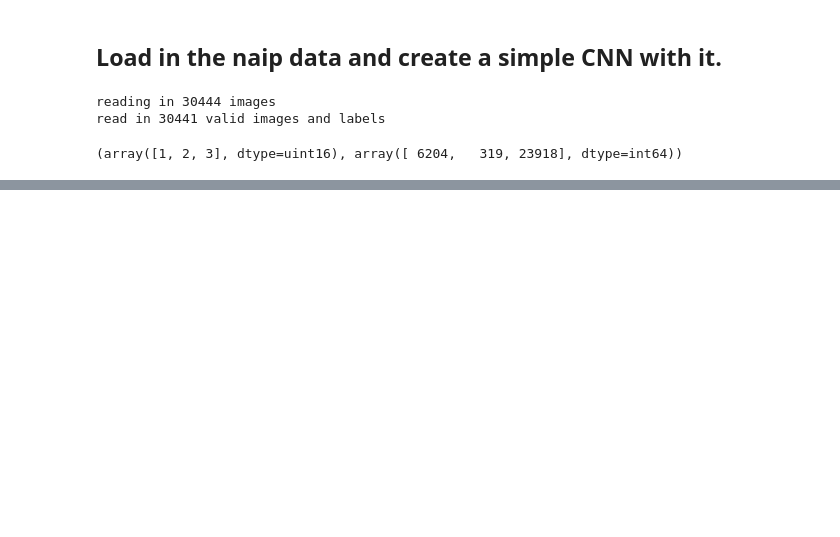
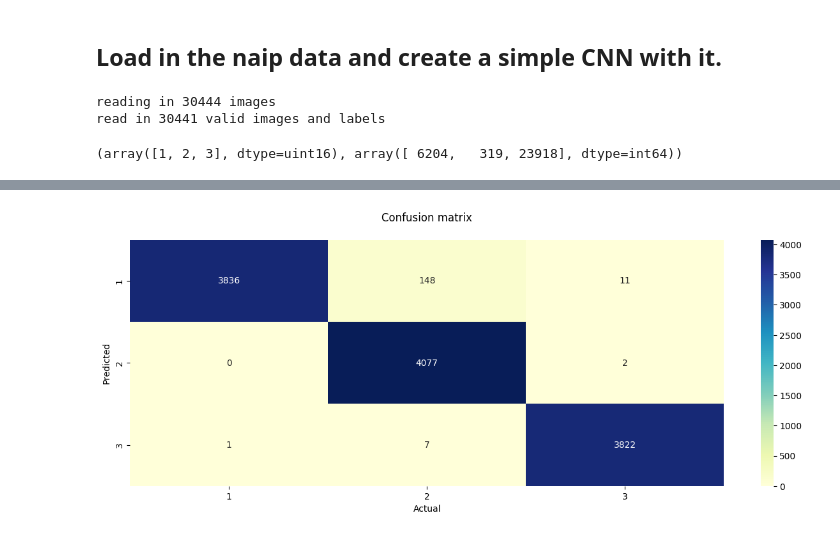
Before and after one commit to tylerjmwhit/Canopy_Damage_segmentation, a Jupyter notebook: dataset_classification.ipynb, the cells around one changed output, grey strips where cells are left out. Cells and saved outputs as stored; diff of their text form; code cells hidden in the pictures; blank space fills up the shorter version.

```diff
--- a/dataset_classification.ipynb
+++ b/dataset_classification.ipynb
@@ -227 +331,6 @@ accuracy: 0.987
 accuracy: 0.999
+# %%
+# Plot confusion matrix for naip data here
+hp.conf_mat(model, test_images, test_labels)
+# %% [output]
+[figure, added]
```
Also changed, not shown: parts of 30 cells of this notebook, 1 other file.
